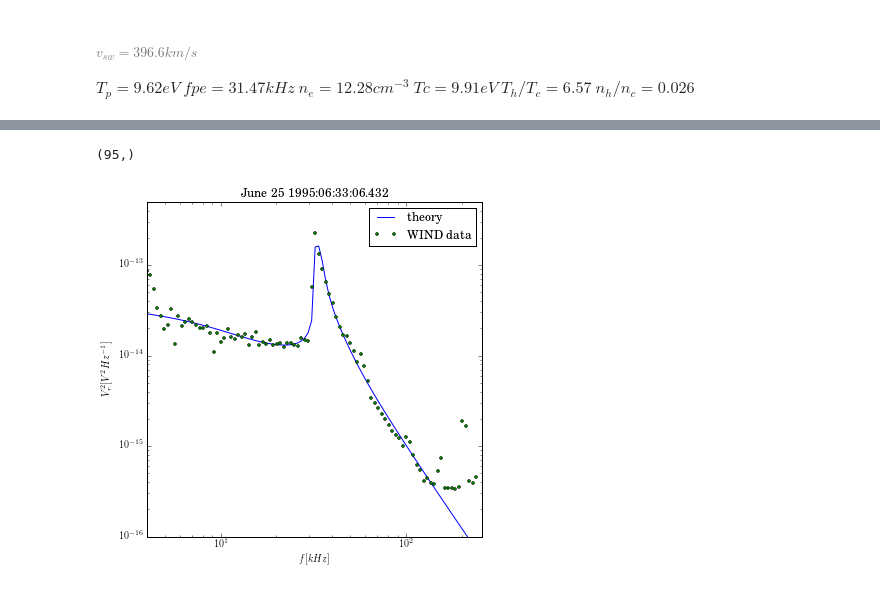
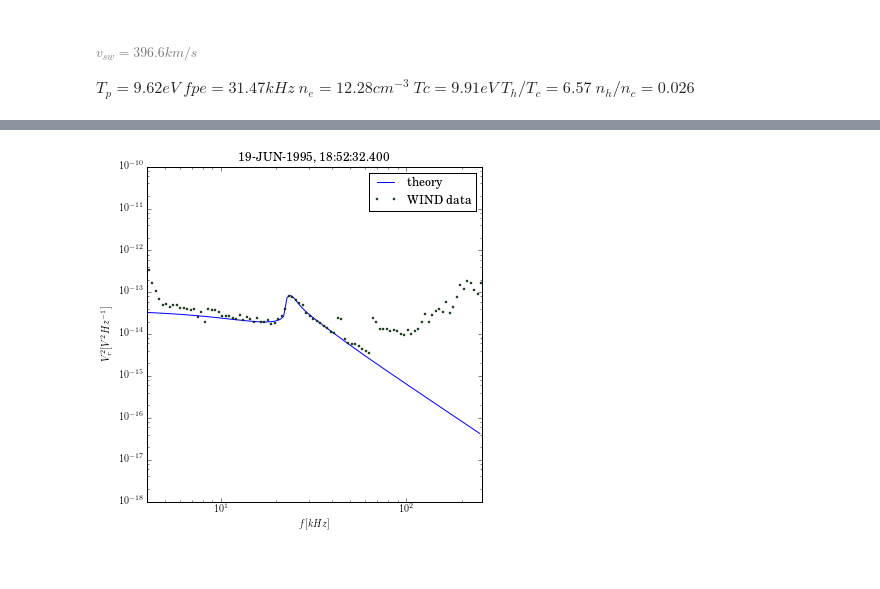
Before and after one commit to YuguangTong/qtn-proj, a Jupyter notebook: wind.ipynb, the cells around one changed output, grey strips where cells are left out. Saved outputs shown, nothing was run; the diff lists cells and outputs as text; code cells hidden in the pictures.

```diff
--- a/wind.ipynb
+++ b/wind.ipynb
@@ -43,0 +160,2 @@ wrelplot = fbins/fpe
+# %%
+p = BiMax(ant_len, ant_rad, base_cap)
@@ -43,0 +164,2 @@ wrelplot = fbins/fpe
+# %%
+wrelplot = fbins/fpe
@@ -107,4 +212,4 @@ fig.savefig('wind1.png', dpi=300)
 # %%
 from scipy.io.idl import readsav
 # %%
-m_dat=readsav('/Users/Tong/Google Drive/research/data/meudon_tnr/TNR_XY_ACE_19950625.sav')
+m_dat=readsav('/Users/Tong/Google Drive/research/data/meudon_tnr/TNR_XY_ACE_19950619.sav')
@@ -120,29 +224,25 @@ b'25-JUN-1995, 06:33:07.904'
 # %%
-spec = m_data['spectra'][0][:, 5224]
+spec = m_data['spectra'][0][:, 15266]
 spec = 10. ** (spec/10.)
-# %%
-spec[:95].shape
-# %% [output]
-(95,)
 # %%
 plt.rc('text', usetex=True)
 plt.rc('font', family='serif')
 fig = plt.figure(figsize=[6, 6])
 plt.plot(fbins/1000, vr2/gamma, label='theory')
 #plt.plot(fbins/1000, enoise/gamma, label='electron')
 #plt.plot(fbins/1000, pnoise/gamma, label='proton')
 #plt.plot(fbins/1000, shot/gamma, label='shot')
-plt.plot(fbins/1000, spec[:95], 'o', markersize=3, label='WIND data')
+plt.plot(fbins/1000 * 1.02, spec, 'o', markersize=2, label='WIND data')
 plt.xscale('log')
 plt.yscale('log')
 plt.xlim([4, 256])
-plt.ylim([1e-16, 5e-13])
+plt.ylim([1e-18, 1e-10])
 plt.xlabel(r'$f[kHz]$')
 plt.ylabel(r'$V_r^2[V^2Hz^{-1}]$')
-plt.title('June 25 1995:06:33:06.432')
+plt.title('19-JUN-1995, 18:52:32.400')
 plt.legend(loc='best')
 plt.show()
 # %% [output]
-[figure, old version]
+[figure, new version]
 # %%
 fig.savefig('wind1.png', dpi=300)
```
Also changed, not shown: parts of 38 cells of this notebook, 3 other files.
